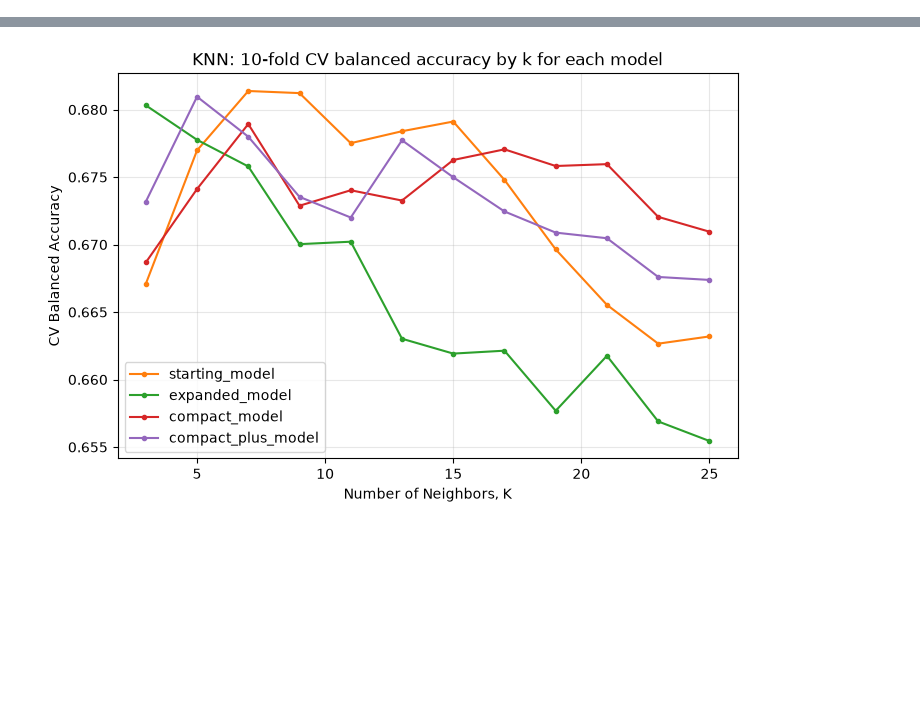
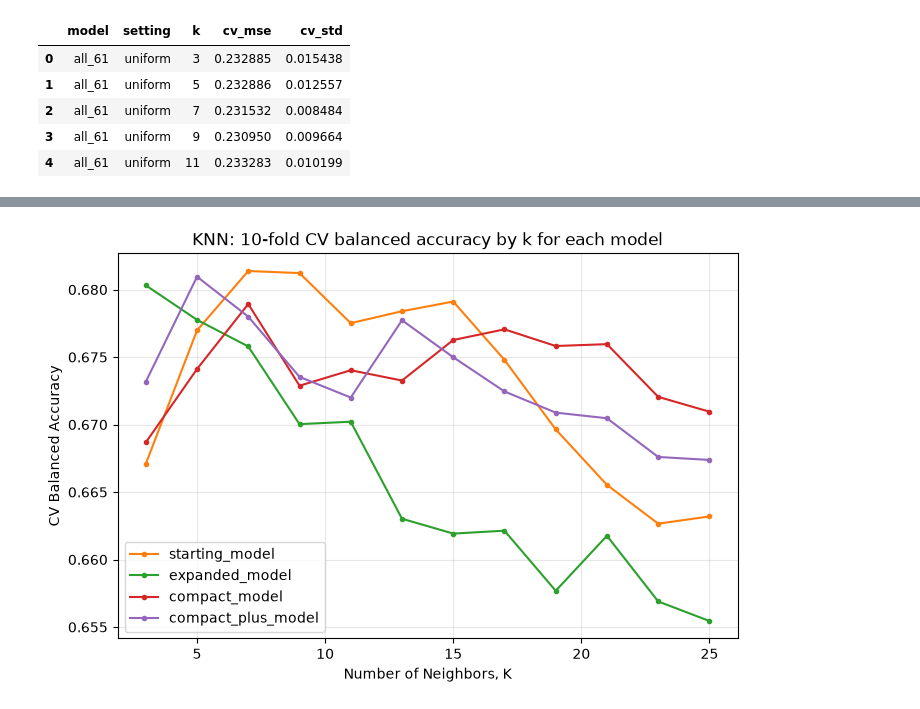
Before and after one commit to Jellia1225/Group9_Covid_Project, a Jupyter notebook: model-selection.ipynb, the cells around one changed output, grey strips where cells are left out. Cells and saved outputs as stored; diff of their text form; code cells hidden in the pictures; blank space fills up the shorter version.

```diff
--- a/model-selection.ipynb
+++ b/model-selection.ipynb
@@ -116,7 +119,10 @@ feature_sets = {
 num_folds = 10
 seed = 42
 scoring = 'neg_mean_squared_error'
-model = KNeighborsClassifier()
+
 kfold = StratifiedKFold(n_splits=num_folds, random_state=seed, shuffle=True)
 
-weight_model = KNeighborsClassifier(weights='distance', metric="manhattan")
+model = KNeighborsClassifier()
+weighted_model_euclidean = KNeighborsClassifier(weights='distance')
+weighted_model_manhattan = KNeighborsClassifier(weights='distance', metric="manhattan")
+weighted_model_chebyshev = KNeighborsClassifier(weights='distance', metric="chebyshev")
@@ -211,13 +128,0 @@ plt.show()
-# %%
-# plot K vs w_cv_mse for weighted model
-
-plt.figure(figsize=(8, 5))
-for name, w_cv_mse in w_all_cv_mse.items():
-    plt.plot(k_values, w_cv_mse, marker='o', markersize=3, label=name)
-
-plt.xlabel("Number of Neighbors, K")
-plt.ylabel("CV Mean Squared Error")
-plt.title("KNN: 10-fold CV MSE by k for each weighted model")
-plt.legend()
-plt.grid(alpha=0.3)
-plt.show()
@@ -225,0 +134,36 @@ plt.show()
+# %%
+# k-fold cross validation for each feature set with different models
+
+settings = {
+    "uniform":   model,
+    "euclidean": weighted_model_euclidean,
+    "manhattan": weighted_model_manhattan,
+    "chebyshev": weighted_model_chebyshev,
+}
+
+rows = []
+for name, X_sub in feature_sets.items():
+    # scale this model's columns
+    rescaledX = StandardScaler().fit_transform(X_sub)
+
+    for setting, estimator in settings.items():
+        # try every k with 10-fold CV
+        grid = GridSearchCV(estimator=estimator, param_grid=param_grid,
+                            scoring=scoring, cv=kfold)
+        grid.fit(rescaledX, y_train)
+
+        for k, mean, std in zip(k_values,
+                                grid.cv_results_['mean_test_score'],
+                                grid.cv_results_['std_test_score']):
+            rows.append({"model": name, "setting": setting, "k": k,
+                         "cv_mse": -mean, "cv_std": std})
+
+mse_df = pd.DataFrame(rows)
+mse_df.head()
+# %% [output]
+|  | model | setting | k | cv_mse | cv_std |
+| 0 | all_61 | uniform | 3 | 0.232885 | 0.015438 |
+| 1 | all_61 | uniform | 5 | 0.232886 | 0.012557 |
+| 2 | all_61 | uniform | 7 | 0.231532 | 0.008484 |
+| 3 | all_61 | uniform | 9 | 0.230950 | 0.009664 |
+| 4 | all_61 | uniform | 11 | 0.233283 | 0.010199 |
```
Also changed, not shown: parts of 11 cells of this notebook.
